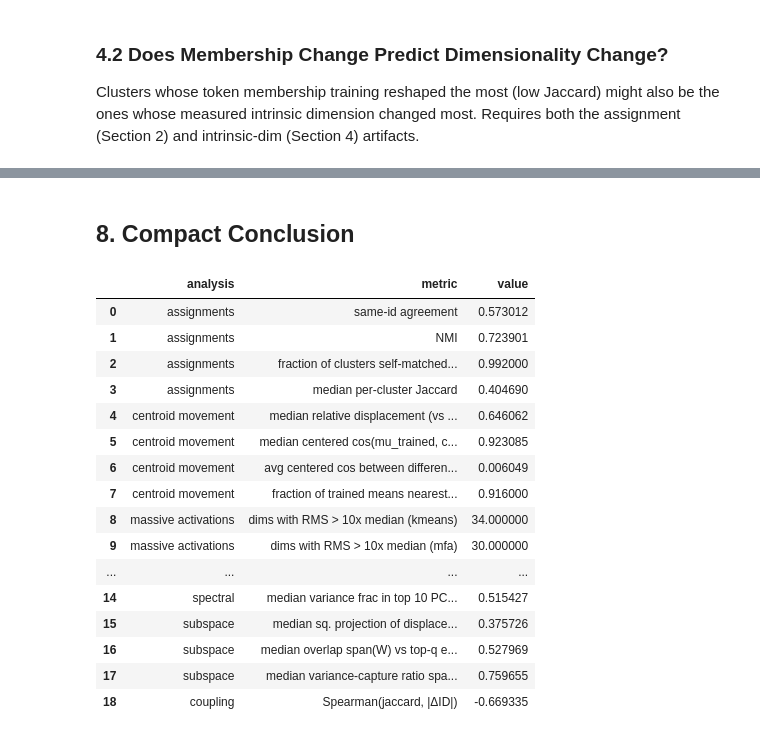
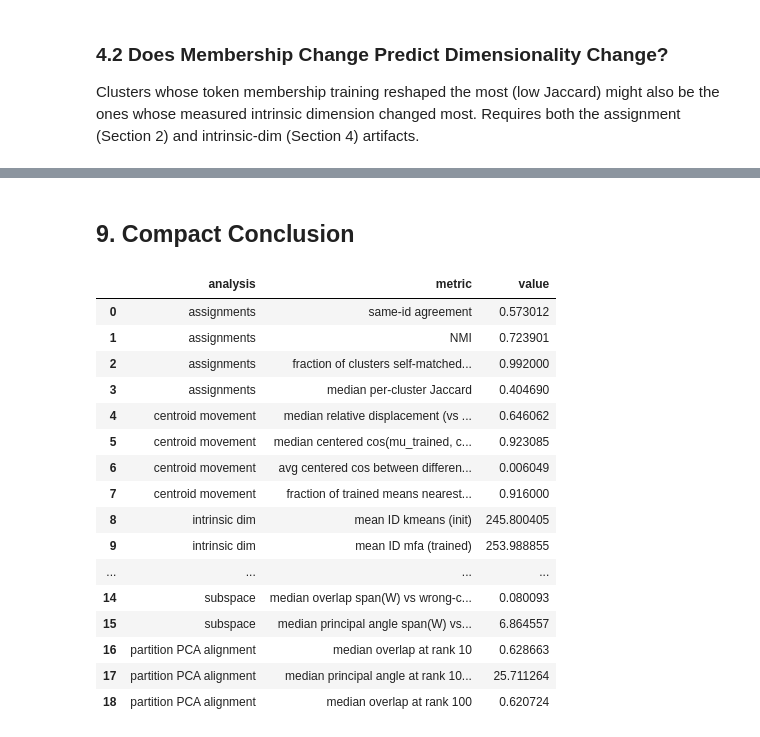
Before and after one commit to alexserra98/decomposing-activations-local-geometry, a Jupyter notebook: notebooks/kmeans_mfa_comparison.ipynb, the cells around one changed output, grey strips where cells are left out. Drawn from its saved outputs; the diff is of its cells as text; code cells hidden in the pictures.

```diff
--- a/notebooks/kmeans_mfa_comparison.ipynb
+++ b/notebooks/kmeans_mfa_comparison.ipynb
@@ -701,28 +835,3 @@ Name: delta_id, dtype: float64
 Clusters whose token membership training reshaped the most (low Jaccard) might
 also be the ones whose measured intrinsic dimension changed most. Requires both
 the assignment (Section 2) and intrinsic-dim (Section 4) artifacts.
-# %%
-if not (HAVE_IDS and HAVE_ASSIGNMENTS):
-    display(Markdown("**Skipped:** requires both assignment and intrinsic-dim artifacts."))
-else:
-    merged = id_df.merge(per_cluster[["cluster", "jaccard"]], on="cluster")
-    merged["abs_delta_id"] = merged["delta_id"].abs()
-    corr = merged[["jaccard", "delta_id", "abs_delta_id"]].corr(method="spearman")
-    print("Spearman correlations:")
-    display(corr)
-
-    if px is not None:
-        fig = px.scatter(
-            merged,
-            x="jaccard",
-            y="delta_id",
-            hover_data=["cluster", "id_kmeans", "id_mfa", "km_cluster_size"],
-            title="ΔID vs assignment Jaccard per cluster",
-            color_discrete_sequence=[COLOR_NEUTRAL],
-            template=PLOT_TEMPLATE,
-            opacity=0.55,
-        )
-        fig.add_hline(y=0, line_dash="dash", line_color="#0b0b0b")
-        fig.update_layout(xaxis_title="Jaccard (init vs trained region)", yaxis_title="ΔID (trained − init)")
-        save_fig(fig, "delta_id_vs_jaccard")
-        fig.show()
@@ -1391,5 +1422,5 @@ Its singular values are exactly  `cos θ₁, …, cos θ_q `. <br>
 # %% [markdown]
-## 8. Compact Conclusion
+## 9. Compact Conclusion
 # %%
 rows = []
 if HAVE_ASSIGNMENTS:
@@ -1405,8 +1436,6 @@ if HAVE_MODEL:
         {"analysis": "centroid movement", "metric": "median centered cos(mu_trained, c_init)", "value": float(np.median(cos_sim_centered))},
         {"analysis": "centroid movement", "metric": "avg centered cos between different k-means centroids", "value": avg_cos_km_centered},
         {"analysis": "centroid movement", "metric": "fraction of trained means nearest own init centroid", "value": frac_nearest_own_init},
-        {"analysis": "massive activations", "metric": "dims with RMS > 10x median (kmeans)", "value": n_massive_km},
-        {"analysis": "massive activations", "metric": "dims with RMS > 10x median (mfa)", "value": n_massive_mfa},
     ]
 if HAVE_IDS:
     rows += [
@@ -1416,43 +1445,50 @@ if HAVE_IDS:
     ]
 if HAVE_IDS and "topq_frac_km" in globals():
     rows += [
         {"analysis": "spectral", "metric": f"median variance frac in top {Q} PCs (kmeans regions)", "value": float(np.median(topq_frac_km))},
         {"analysis": "spectral", "metric": f"median variance frac in top {Q} PCs (mfa regions)", "value": float(np.median(topq_frac_mfa))},
     ]
-if HAVE_MODEL and "proj_disp" in globals():
-    rows.append({"analysis": "subspace", "metric": "median sq. projection of displacement onto span(W) (baseline q/D)", "value": float(np.median(proj_disp))})
-if HAVE_MODEL and "subspace_df" in globals():
+if HAVE_MODEL and "subspace_df" in globals() and not subspace_df.empty:
     rows += [
         {"analysis": "subspace", "metric": "median overlap span(W) vs top-q empirical PCs", "value": float(subspace_df["overlap"].median())},
-        {"analysis": "subspace", "metric": "median variance-capture ratio span(W) / optimal rank-q", "value": float(subspace_df["capture_ratio"].median())},
+        {"analysis": "subspace", "metric": "median overlap span(W) vs wrong-cluster top-q PCs", "value": float(subspace_df["wrong_cluster_overlap"].median())},
+        {"analysis": "subspace", "metric": "median principal angle span(W) vs own-region PCs (degrees)", "value": float(subspace_df["median_principal_angle_deg"].median())},
     ]
-if HAVE_ASSIGNMENTS and HAVE_IDS:
+if "pca_alignment_summary" in globals() and not pca_alignment_summary.empty:
+    _pa_q_row = pca_alignment_summary.loc[pca_alignment_summary["rank"] == min(Q, max(PA_KS))].iloc[0]
+    _pa_max_row = pca_alignment_summary.loc[pca_alignment_summary["rank"] == max(PA_KS)].iloc[0]
+    rows += [
+        {"analysis": "partition PCA alignment", "metric": f"median overlap at rank {int(_pa_q_row['rank'])}", "value": float(_pa_q_row["median_overlap"])},
+        {"analysis": "partition PCA alignment", "metric": f"median principal angle at rank {int(_pa_q_row['rank'])} (degrees)", "value": float(_pa_q_row["median_angle_deg"])},
+        {"analysis": "partition PCA alignment", "metric": f"median overlap at rank {int(_pa_max_row['rank'])}", "value": float(_pa_max_row["median_overlap"])},
+    ]
+if HAVE_ASSIGNMENTS and HAVE_IDS and "merged" in globals():
     rows.append(
         {
             "analysis": "coupling",
             "metric": "Spearman(jaccard, |ΔID|)",
             "value": float(merged["jaccard"].corr(merged["abs_delta_id"], method="spearman")),
         }
     )
 if rows:
     display(pd.DataFrame(rows))
 else:
     display(Markdown("**Skipped:** no artifacts available."))
 # %% [output]
 |  | analysis | metric | value |
 | 0 | assignments | same-id agreement | 0.573012 |
 | 1 | assignments | NMI | 0.723901 |
 | 2 | assignments | fraction of clusters self-matched... | 0.992000 |
 | 3 | assignments | median per-cluster Jaccard | 0.404690 |
 | 4 | centroid movement | median relative displacement (vs ... | 0.646062 |
 | 5 | centroid movement | median centered cos(mu_trained, c... | 0.923085 |
 | 6 | centroid movement | avg centered cos between differen... | 0.006049 |
 | 7 | centroid movement | fraction of trained means nearest... | 0.916000 |
-| 8 | massive activations | dims with RMS > 10x median (kmeans) | 34.000000 |
-| 9 | massive activations | dims with RMS > 10x median (mfa) | 30.000000 |
+| 8 | intrinsic dim | mean ID kmeans (init) | 245.800405 |
+| 9 | intrinsic dim | mean ID mfa (trained) | 253.988855 |
 | ... | ... | ... | ... |
-| 14 | spectral | median variance frac in top 10 PC... | 0.515427 |
-| 15 | subspace | median sq. projection of displace... | 0.375726 |
-| 16 | subspace | median overlap span(W) vs top-q e... | 0.527969 |
-| 17 | subspace | median variance-capture ratio spa... | 0.759655 |
-| 18 | coupling | Spearman(jaccard, |ΔID|) | -0.669335 |
+| 14 | subspace | median overlap span(W) vs wrong-c... | 0.080093 |
+| 15 | subspace | median principal angle span(W) vs... | 6.864557 |
+| 16 | partition PCA alignment | median overlap at rank 10 | 0.628663 |
+| 17 | partition PCA alignment | median principal angle at rank 10... | 25.711264 |
+| 18 | partition PCA alignment | median overlap at rank 100 | 0.620724 |
```
Also changed, not shown: parts of 31 cells of this notebook, 13 other files.
